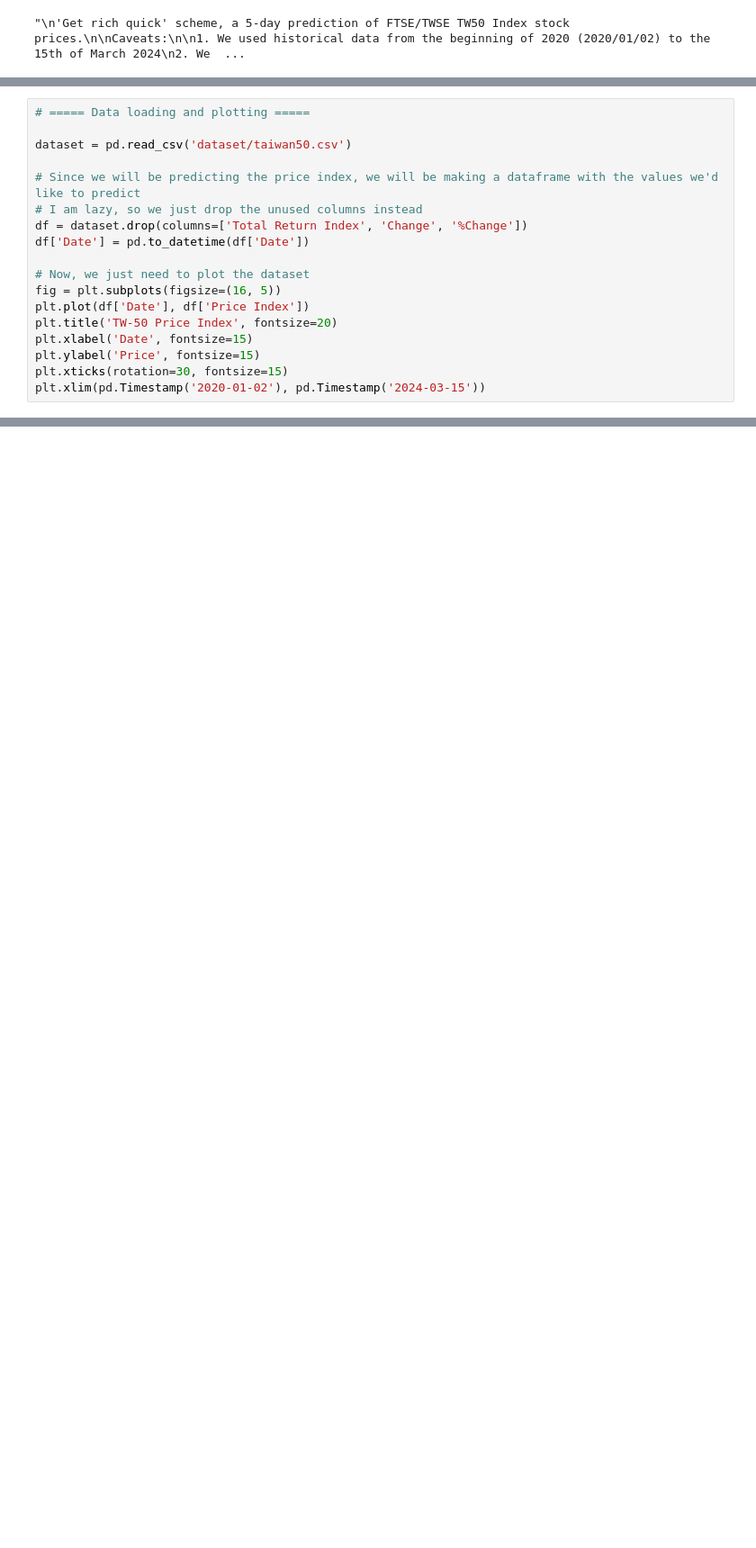
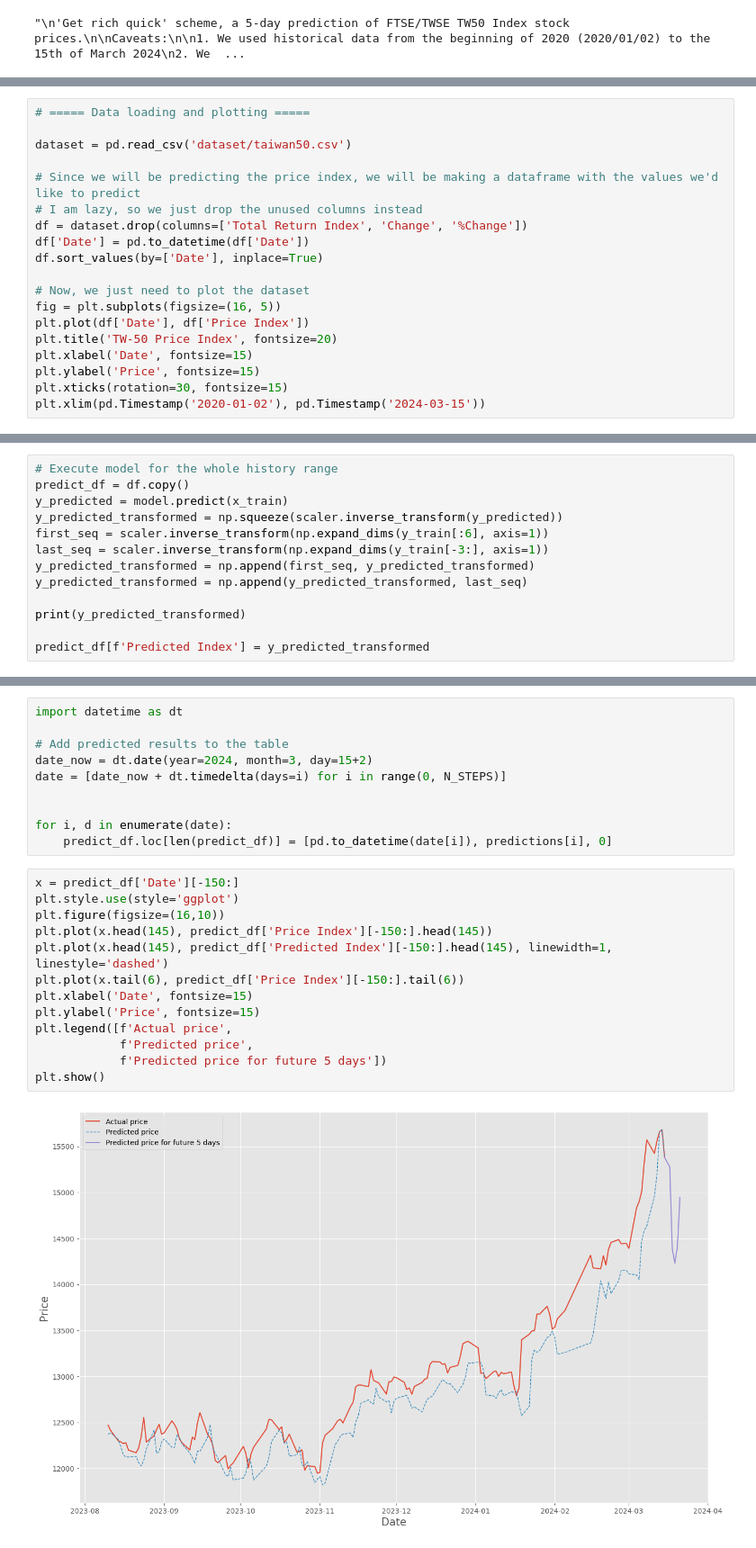
Before and after one commit to Cecover/StockPredictornator9000, a Jupyter notebook: transformer.ipynb, the cells around one changed output, grey strips where cells are left out. Shown: that part at 90% size. Drawn from its saved outputs; the diff is of its cells as text; blank space fills up the shorter version.

```diff
--- a/transformer.ipynb
+++ b/transformer.ipynb
@@ -29,6 +31,7 @@ dataset = pd.read_csv('dataset/taiwan50.csv')
 # I am lazy, so we just drop the unused columns instead
 df = dataset.drop(columns=['Total Return Index', 'Change', '%Change'])
 df['Date'] = pd.to_datetime(df['Date'])
+df.sort_values(by=['Date'], inplace=True)
 
 # Now, we just need to plot the dataset
 fig = plt.subplots(figsize=(16, 5))
@@ -123,0 +180,13 @@ class Model(pl.LightningModule):
+# %%
+# Execute model for the whole history range
+predict_df = df.copy()
+y_predicted = model.predict(x_train)
+y_predicted_transformed = np.squeeze(scaler.inverse_transform(y_predicted))
+first_seq = scaler.inverse_transform(np.expand_dims(y_train[:6], axis=1))
+last_seq = scaler.inverse_transform(np.expand_dims(y_train[-3:], axis=1))
+y_predicted_transformed = np.append(first_seq, y_predicted_transformed)
+y_predicted_transformed = np.append(y_predicted_transformed, last_seq)
+
+print(y_predicted_transformed)
+
+predict_df[f'Predicted Index'] = y_predicted_transformed
@@ -123,0 +196,25 @@ class Model(pl.LightningModule):
+# %%
+import datetime as dt
+
+# Add predicted results to the table
+date_now = dt.date(year=2024, month=3, day=15+2)
+date = [date_now + dt.timedelta(days=i) for i in range(0, N_STEPS)]
+
+
+for i, d in enumerate(date):
+    predict_df.loc[len(predict_df)] = [pd.to_datetime(date[i]), predictions[i], 0]
+# %%
+x = predict_df['Date'][-150:]
+plt.style.use(style='ggplot')
+plt.figure(figsize=(16,10))
+plt.plot(x.head(145), predict_df['Price Index'][-150:].head(145))
+plt.plot(x.head(145), predict_df['Predicted Index'][-150:].head(145), linewidth=1, linestyle='dashed')
+plt.plot(x.tail(6), predict_df['Price Index'][-150:].tail(6))
+plt.xlabel('Date', fontsize=15)
+plt.ylabel('Price', fontsize=15)
+plt.legend([f'Actual price',
+            f'Predicted price',
+            f'Predicted price for future 5 days'])
+plt.show()
+# %% [output]
+[figure, added]
```
Also changed, not shown: parts of 8 cells of this notebook.
